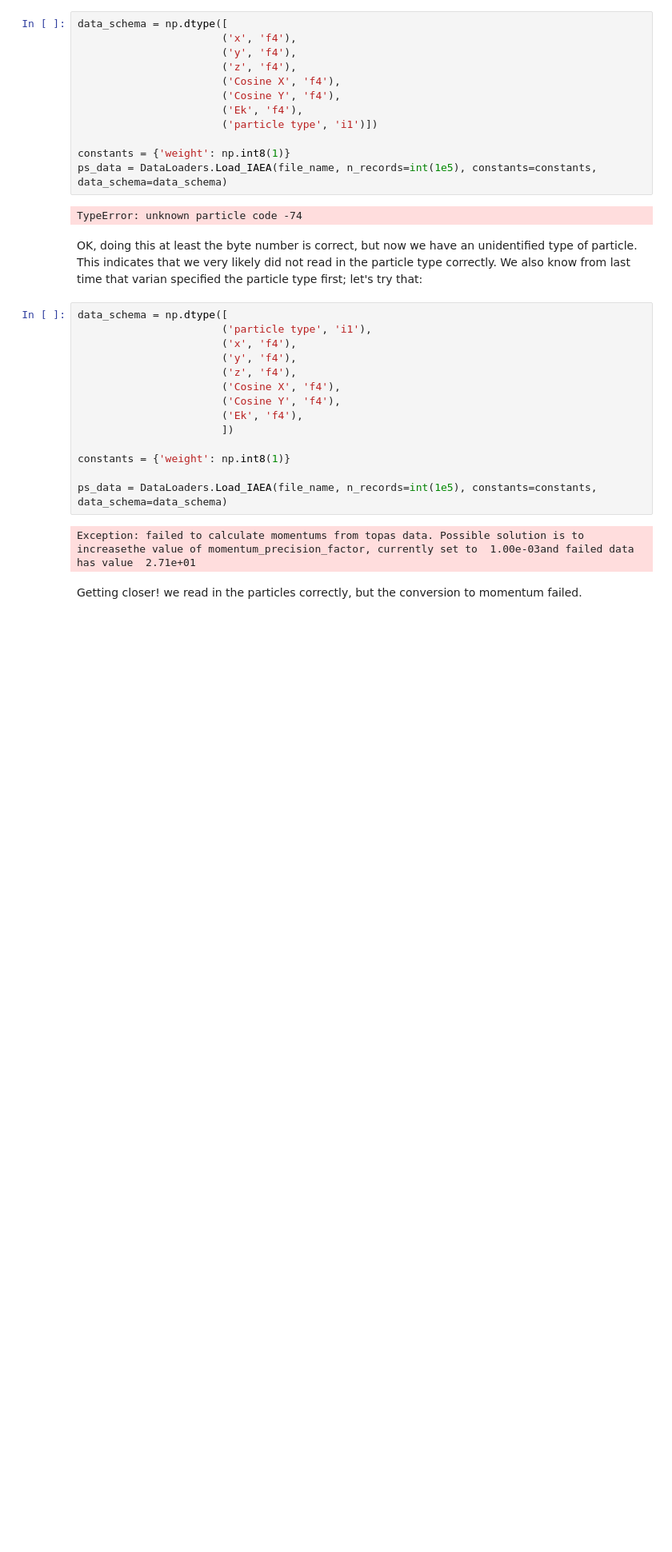
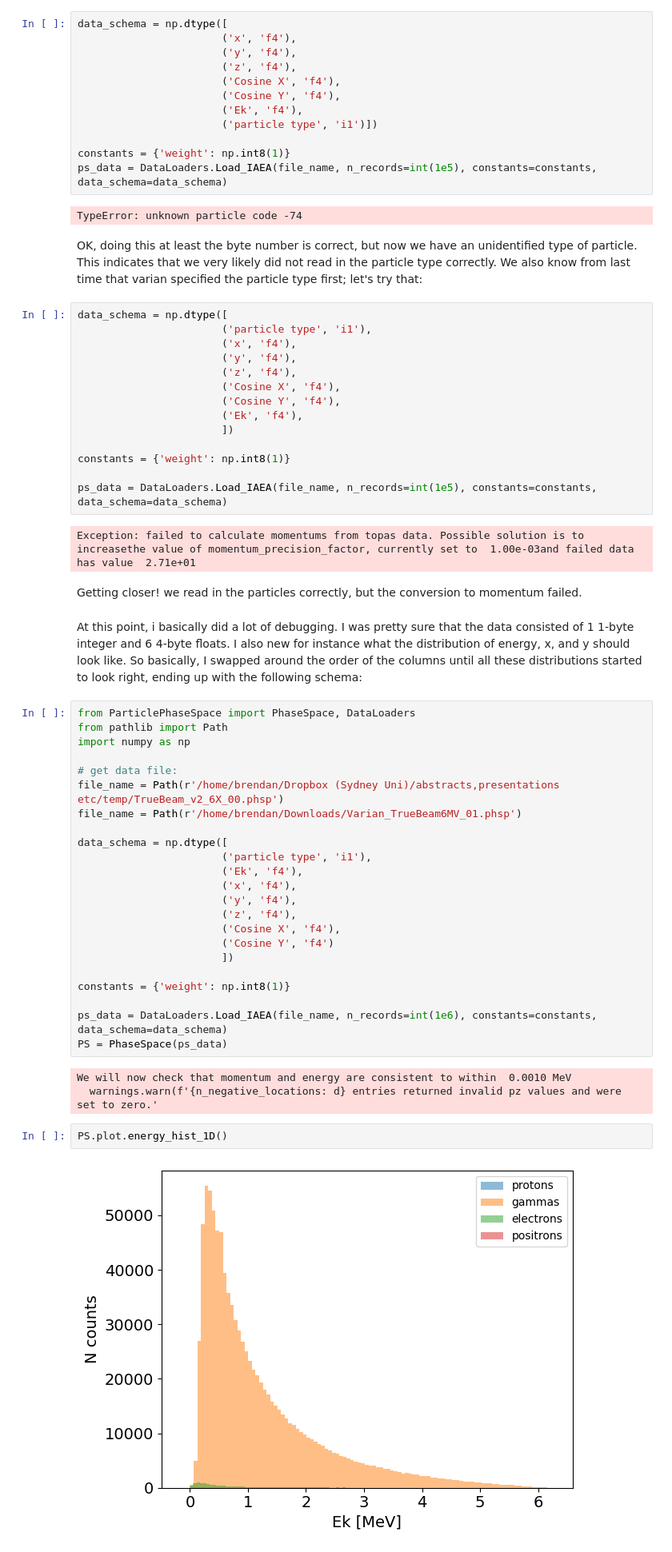
Before and after one commit to bwheelz36/ParticlePhaseSpace, a Jupyter notebook: examples/IAEA.ipynb, the cells around one changed output. Shown at 80% size. Drawn from its saved outputs; the diff is of its cells as text; blank space fills up the shorter version.

Commit message:
updated example now that data is read in

```diff
--- a/examples/IAEA.ipynb
+++ b/examples/IAEA.ipynb
@@ -164,3 +164,35 @@ ps_data = DataLoaders.Load_IAEA(file_name, n_records=int(1e5), constants=constan
 Exception: failed to calculate momentums from topas data. Possible solution is to increasethe value of momentum_precision_factor, currently set to  1.00e-03and failed data has value  2.71e+01
 # %% [markdown]
 Getting closer! we read in the particles correctly, but the conversion to momentum failed.
+# %% [markdown]
+At this point, i basically did a lot of debugging. I was pretty sure that the data consisted of 1 1-byte integer and 6 4-byte floats. I also new for instance what the distribution of energy, x, and y should look like. So basically, I swapped around the order of the columns until all these distributions started to look right, ending up with the following schema:
+# %%
+from ParticlePhaseSpace import PhaseSpace, DataLoaders
+from pathlib import Path
+import numpy as np
+
+# get data file:
+file_name = Path(r'/home/brendan/Dropbox (Sydney Uni)/abstracts,presentations etc/temp/TrueBeam_v2_6X_00.phsp')
+file_name = Path(r'/home/brendan/Downloads/Varian_TrueBeam6MV_01.phsp')
+
+data_schema = np.dtype([
+                       ('particle type', 'i1'),
+                       ('Ek', 'f4'),
+                       ('x', 'f4'),
+                       ('y', 'f4'),
+                       ('z', 'f4'),
+                       ('Cosine X', 'f4'),
+                       ('Cosine Y', 'f4')
+                       ])
+
+constants = {'weight': np.int8(1)}
+
+ps_data = DataLoaders.Load_IAEA(file_name, n_records=int(1e6), constants=constants, data_schema=data_schema)
+PS = PhaseSpace(ps_data)
+# %% [output]
+We will now check that momentum and energy are consistent to within  0.0010 MeV
+  warnings.warn(f'{n_negative_locations: d} entries returned invalid pz values and were set to zero.'
+# %%
+PS.plot.energy_hist_1D()
+# %% [output]
+[figure, added]
```
Also changed, not shown: parts of 2 cells of this notebook.
